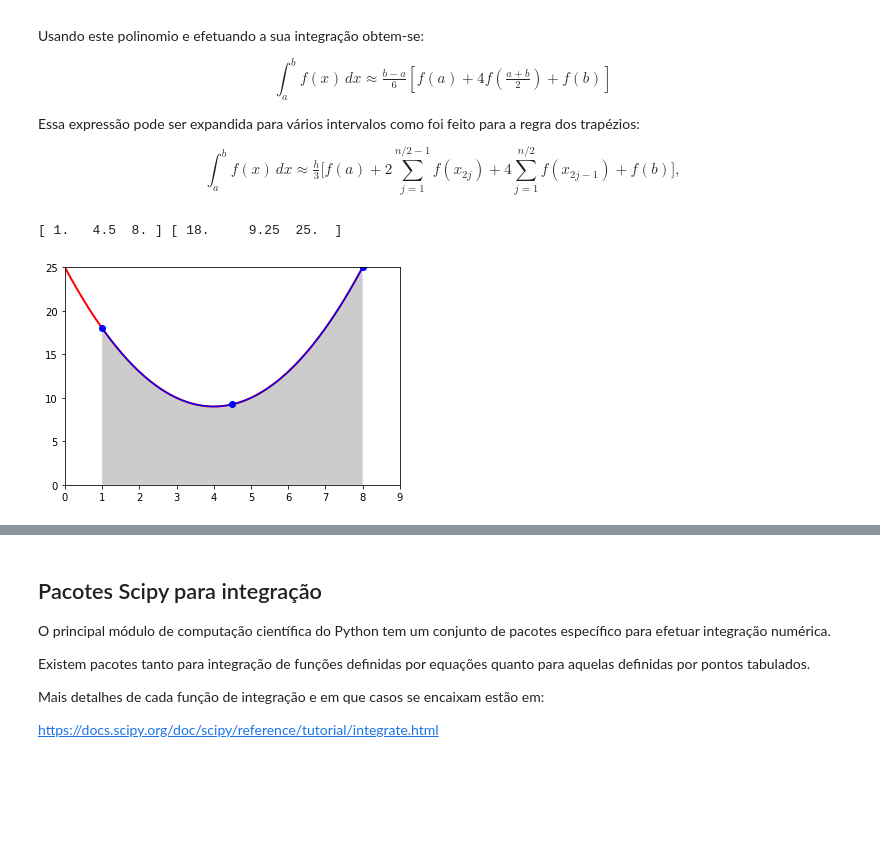
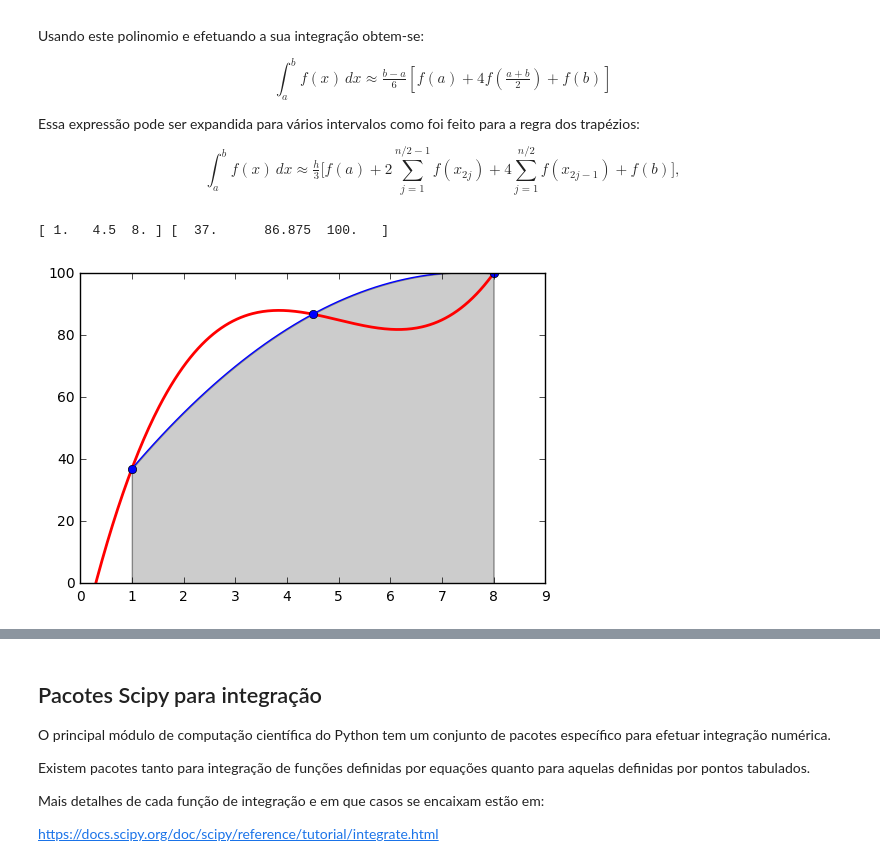
Before and after one commit to hektor-monteiro/python-notebooks, a Jupyter notebook: aula-8.ipynb, the cells around one changed output, grey strips where cells are left out. Drawn from its saved outputs; the diff is of its cells as text; code cells hidden in the pictures; blank space fills up the shorter version.

```diff
--- a/aula-8.ipynb
+++ b/aula-8.ipynb
@@ -97,8 +106,8 @@ import matplotlib.pyplot as plt
 from scipy.interpolate import lagrange
 
 def f(x):
-    return (x-3.)*(x-5.)+10.
-#    return (x-3.)*(x-5.)*(x-7)+85.
+#    return (x-3.)*(x-5.)+10.
+    return (x-3.)*(x-5.)*(x-7)+85.
 #    return 60 + x**3 + 50*np.sin(5.*x)
 
 x = np.linspace(0, 10, 400)
@@ -108,35 +117,35 @@ a, b = 1., 8.                     # define os limnites de integração
 
 ndiv = 2                        # numero de divisões a serem utilizadas DEVE SER PAR!
 xint = np.linspace(a,b,ndiv+1)    # cria um vetor com ndiv elementos entre os limites de integração
 yint = f(xint)                  # calcula o valor da função nos pontos do vetor acima
 
 
 plt.plot(x, y, lw=2,color='r')
 plt.axis([a-1, b+1, 0, max([f(a),f(b)])])
 plt.plot(xint,yint,'bo')
 
 
 for i in range(0,ndiv,2):
     xfit = np.array([xint[i],(xint[i]+xint[i+2])/2,xint[i+2]])
     yfit = f(xfit)
     print xfit,yfit
     # calculate polynomial
     #z = np.polyfit(xfit, yfit, 1)
 
     # using Lagrange interpolator
     z = lagrange(xfit, yfit)
     #print("Fit coeficients", z)
 
     fit = np.poly1d(z)
 
     xnew = np.linspace(xfit[0], xfit[2], 50)
     ynew = fit(xnew)
 
     plt.plot(xnew,ynew,color='b')
     plt.fill_between(xnew, 0, ynew, facecolor='gray', alpha=0.4)
 # %% [output]
-[ 1.   4.5  8. ] [ 18.     9.25  25.  ]
+[ 1.   4.5  8. ] [  37.      86.875  100.   ]
-[figure, old version]
+[figure, new version]
 # %% [markdown]
 ## Erro do método
 
```
Also changed, not shown: parts of 3 cells of this notebook.
